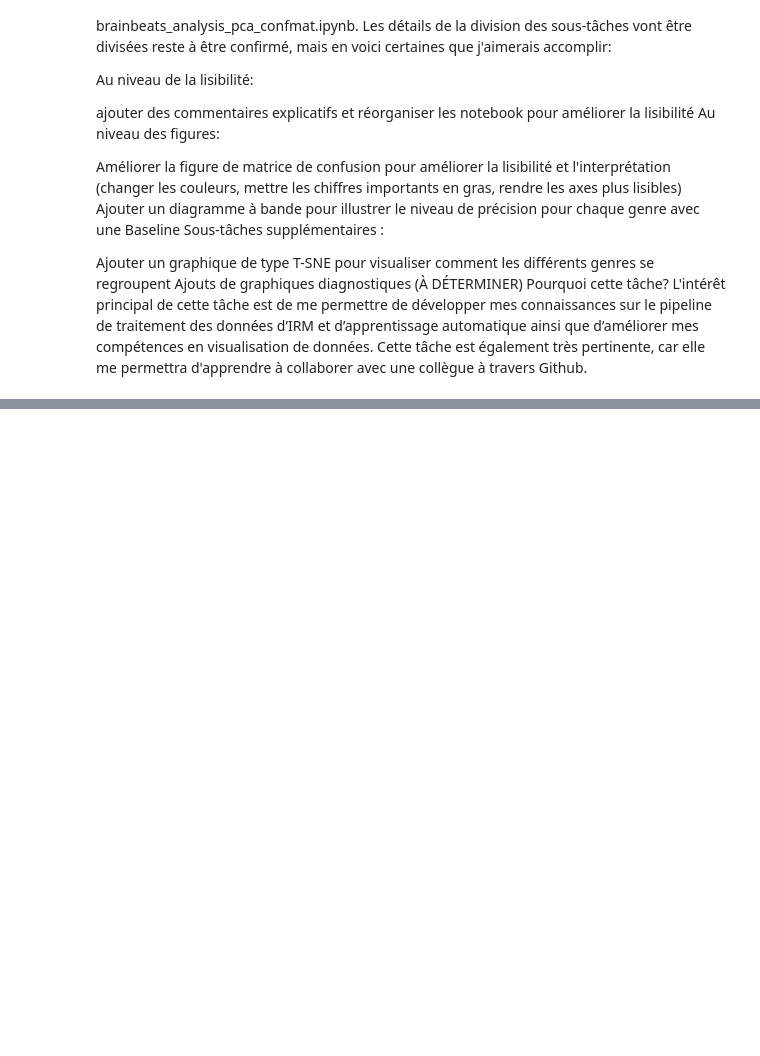
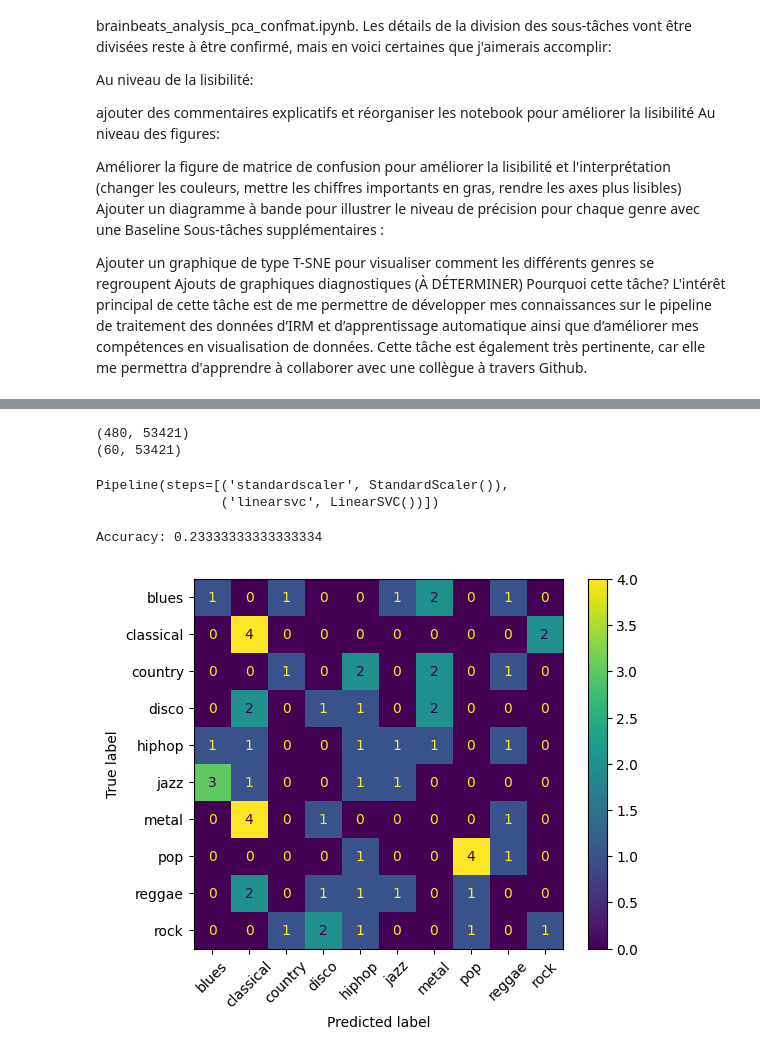
Before and after one commit to psy3019-6973-2026/BuuNguyen_Exercise_5, a Jupyter notebook: tasks/task_1.ipynb, the cells around one changed output, grey strips where cells are left out. Drawn from its saved outputs; the diff is of its cells as text; code cells hidden in the pictures; blank space fills up the shorter version.

```diff
--- a/tasks/task_1.ipynb
+++ b/tasks/task_1.ipynb
@@ -167,0 +213,75 @@ from scipy.io import loadmat
+# %%
+# BUILDING THE PIPELINE
+# 1 = premiere etape c'est de average out l'activite cerebrale des clips de 10 secondes
+n_tr = 10
+n_voxels = X_train.shape[1]
+# TRAIN
+X_train_avg = X_train.reshape(480, n_tr, n_voxels).mean(axis=1)
+print(X_train_avg.shape)
+
+# TEST
+X_test_avg = X_test.reshape(60, n_tr, n_voxels).mean(axis=1)
+print(X_test_avg.shape)
+# %% [output]
+(480, 53421)
+(60, 53421)
+# %%
+# 2 = PCA reduction
+
+from sklearn.decomposition import PCA
+
+pca = PCA(n_components=50)
+
+X_train_pca = pca.fit_transform(X_train_avg)
+X_test_pca = pca.transform(X_test_avg)
+# %%
+from sklearn.svm import LinearSVC
+from sklearn.pipeline import make_pipeline
+from sklearn.preprocessing import StandardScaler
+
+clf = make_pipeline(
+    StandardScaler(),
+    LinearSVC()
+)
+
+clf.fit(X_train_pca, y_train)
+# %% [output]
+Pipeline(steps=[('standardscaler', StandardScaler()),
+                ('linearsvc', LinearSVC())])
+# %%
+accuracy = clf.score(X_test_pca, y_test)
+print("Accuracy:", accuracy)
+# %% [output]
+Accuracy: 0.23333333333333334
+# %%
+from sklearn.metrics import confusion_matrix, ConfusionMatrixDisplay
+import matplotlib.pyplot as plt
+
+genre_names = [
+    "blues",
+    "classical",
+    "country",
+    "disco",
+    "hiphop",
+    "jazz",
+    "metal",
+    "pop",
+    "reggae",
+    "rock"
+]
+
+# predictions
+y_pred = clf.predict(X_test_pca)
+
+# confusion matrix
+cm = confusion_matrix(y_test, y_pred)
+
+disp = ConfusionMatrixDisplay(
+    confusion_matrix=cm,
+    display_labels=genre_names
+)
+
+disp.plot(xticks_rotation=45)
+plt.show()
+# %% [output]
+[figure, added]
```
Also changed, not shown: parts of 3 cells of this notebook.
